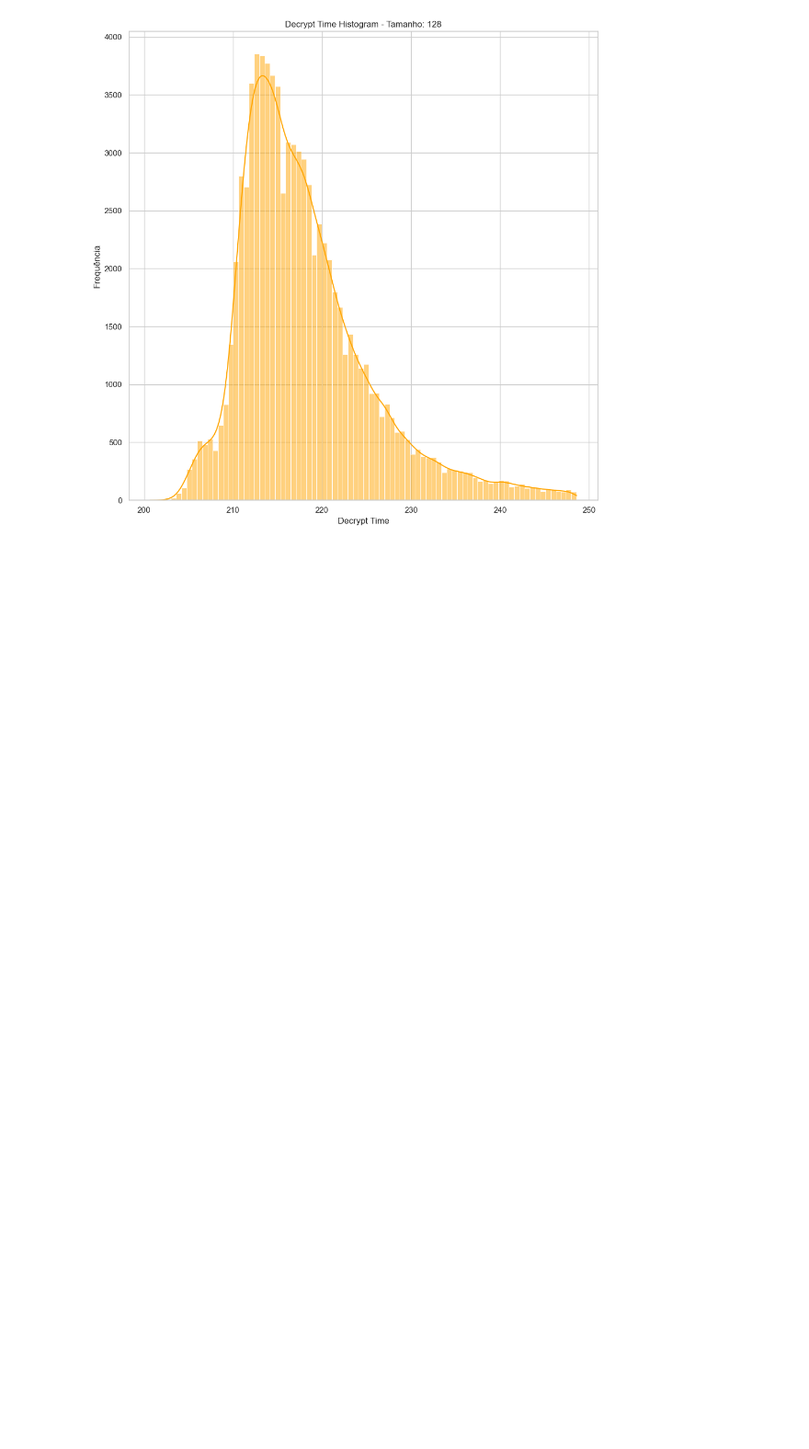
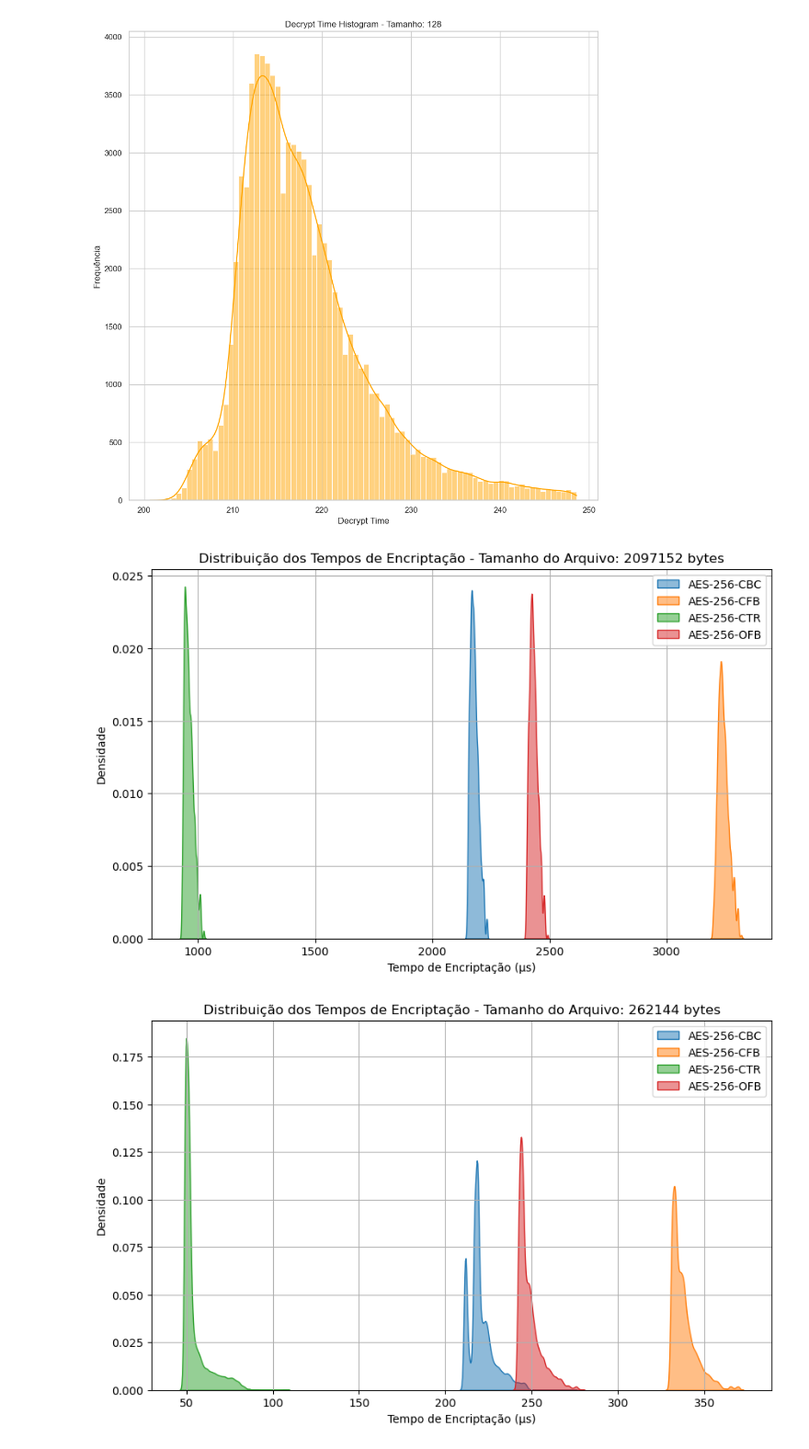
Before and after one commit to Bugss05/Performance-Benchmarking-of-Cryptographic-Mechanisms, a Jupyter notebook: graficos.ipynb, the cells around one changed output. Shown at 92% size. Cells and saved outputs as stored; diff of their text form; code cells hidden in the pictures; blank space fills up the shorter version.

```diff
--- a/graficos.ipynb
+++ b/graficos.ipynb
@@ -91,3 +91,62 @@ for tamanho_valor in df['tamanho'].unique():
 [figure]
 [figure]
 [figure]
+# %%
+import os
+import pandas as pd
+import matplotlib.pyplot as plt
+import seaborn as sns
+
+# Pasta onde estão os arquivos CSV
+stats_folder = "Stats"
+
+# Modos de AES
+aes_modes = ["CBC", "CFB", "CTR", "OFB"]
+
+# Lê todos os arquivos CSV e combina os dados
+dataframes = []
+for mode in aes_modes:
+    file_path = os.path.join(stats_folder, f"AES-256-{mode}.csv")
+    if os.path.exists(file_path):
+        df = pd.read_csv(file_path)
+        df["Mode"] = mode  # Adiciona uma coluna para identificar o modo
+        dataframes.append(df)
+
+# Combina todos os DataFrames em um único
+data = pd.concat(dataframes, ignore_index=True)
+
+# Lista de tamanhos de arquivos
+file_sizes = data["File Size"].unique()
+
+# Cria um gráfico de distribuição para cada tamanho de arquivo
+for size in file_sizes:
+    plt.figure(figsize=(10, 6))
+    for mode in aes_modes:
+        # Filtra os dados pelo tamanho do arquivo e pelo modo
+        mode_data = data[(data["File Size"] == size) & (data["Mode"] == mode)]
+        encryption_times = mode_data["Encryption Time"]
+
+        # Conta a frequência de cada tempo de encriptação
+        value_counts = encryption_times.value_counts()
+
+        # Filtra apenas os tempos com mais de 50 amostras
+        valid_times = value_counts[value_counts > 20].index
+        filtered_data = encryption_times[encryption_times.isin(valid_times)]
+
+        # Plota a distribuição dos tempos de encriptação usando KDE
+        sns.kdeplot(filtered_data, label=f"AES-256-{mode}", fill=True, alpha=0.5)
+
+    # Configurações do gráfico
+    plt.title(f"Distribuição dos Tempos de Encriptação - Tamanho do Arquivo: {size} bytes")
+    plt.xlabel("Tempo de Encriptação (µs)")
+    plt.ylabel("Densidade")
+    plt.legend()
+    plt.grid(True)
+
+    # Salva o gráfico como imagem
+    output_path = os.path.join(stats_folder, f"encryption_distribution_{size}.png")
+    plt.savefig(output_path)
+    plt.show()
+# %% [output]
+[figure, added]
+[figure, added]
```
Also changed, not shown: parts of 2 cells of this notebook, 14 other files.
